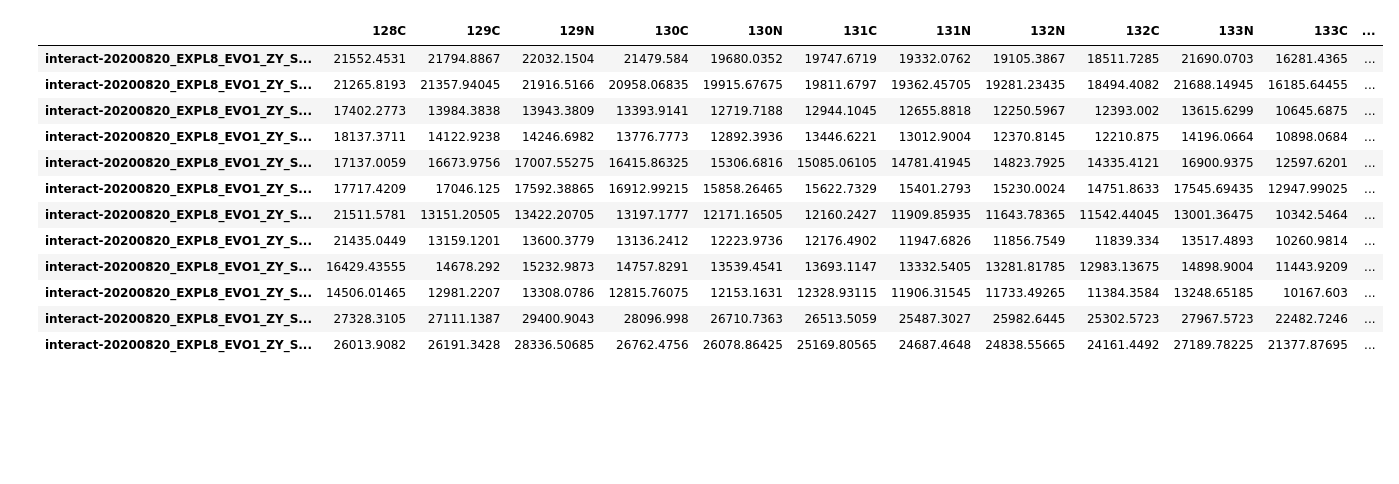
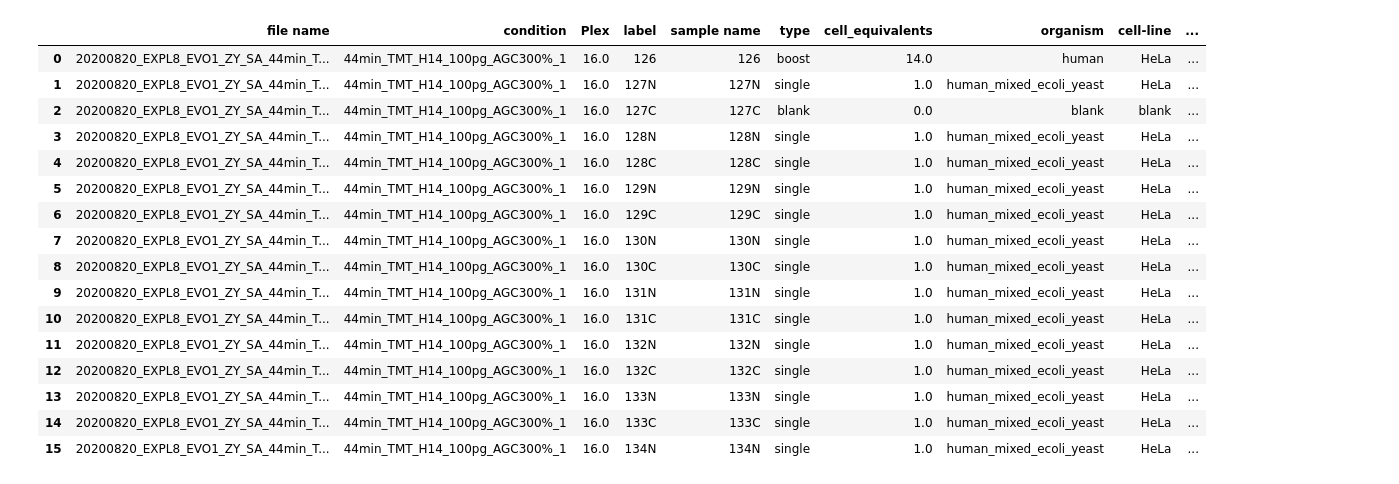
Before and after one commit to PayneLab/TMT_QC, a Jupyter notebook: Variance from Median.ipynb, the cells around one changed output. Saved outputs shown, nothing was run; the diff lists cells and outputs as text; code cells hidden in the pictures; blank space fills up the shorter version.

```diff
--- a/Variance from Median.ipynb
+++ b/Variance from Median.ipynb
@@ -10,35 +10,50 @@ import re
 dataset_id = "PXD027742" # Indicate Dataset Here
 
 filepath = dataset_id + "/psm.TSV"
-
-identifier = "434x Carrier"
+info_path = dataset_id + "/sdrf.xlsx"
 
 psm_df = pd.read_csv(filepath, delimiter = "\t")
+sdrf_df = pd.read_excel(info_path)
 
-psm_df = psm_df.loc[psm_df["PeptideProphet Probability"] > 0.95]
+psm_df = psm_df.loc[psm_df["PeptideProphet Probability"] > 0.99]
 
-psm_df["File_Name"] = psm_df["Spectrum File"].str.extract(r"^(?:.+\\)*(.+)\.pep\.xml$")
+psm_df["File_Name"] = psm_df["Spectrum File"].str.extract(r"^(?:.+\\)*interact-(.+)\.pep\.xml$")
+sdrf_df["File_Name"] = sdrf_df["file name"].str.extract(r"^(?:.+\\)*(.+)\.raw$")
 
 datasets = psm_df["File_Name"].unique()
 
-print(datasets)
-
-# psm_df = psm_df.drop(["126", "127N", "127C"], axis=1)
+all_channels = ["126","127N","127C","128N","128C","129N","129C","130N","130C","131N","131C","132N","132C","133N","133C","134N"]
 
 psm_df = psm_df.rename(columns={'sample-01': '126', 'sample-02': '127C', 'sample-03': '127N', 'sample-04': '128C', 'sample-05': '128N',
-                               'sample-06': '129C', 'sample-07': '129N', 'sample-08': '130C', 'sample-09': '130N', 'sample-10': '131C', 'sample-11': '131N',
-                               'sample-12': '132C', 'sample-13': '132N', 'sample-14': '133C', 'sample-15': '133N', 'sample-16': '134N'})
+                                'sample-06': '129C', 'sample-07': '129N', 'sample-08': '130C', 'sample-09': '130N', 'sample-10': '131C', 'sample-11': '131N',
+                                'sample-12': '132C', 'sample-13': '132N', 'sample-14': '133C', 'sample-15': '133N', 'sample-16': '134N'})
 
-psm_df = pd.melt(psm_df, id_vars=["File_Name"], value_vars=["126","127N","127C","128C","128N","129C","129N","130C",
-                                                                "130N","131C","131N","132C","132N","133C","133N","134N"])
+psm_df = pd.melt(psm_df, id_vars=["File_Name"], value_vars=["126","127N","127C","128N","128C","129N","129C","130N",
+                                                            "130C","131N","131C","132N","132C","133N","133C","134N"])
 
 data_dict = {}
+info_dict = {}
 for dataset in datasets:
     data_dict[dataset] = psm_df.loc[psm_df["File_Name"] == dataset]
+    info_dict[dataset] = sdrf_df.loc[sdrf_df["File_Name"] == dataset]
 
-channels = ["128C","129C","129N","130C","130N","131C","131N","132N","132C","133N","133C","134N"] #Excluding 126 and 127C because
-c_channels = ["128C","129C","130C","131C"]
-n_channels = ["129N","130N","131N","132N"]
+
+channels = []
+
+first_info_df = info_dict[datasets[0]]
+
+# for channel in all_channels:
+#     row = first_info_df.index[first_info_df["label"] == channel].tolist()[0]
+
+#     channel_type = first_info_df["type"].iloc[row]
+
+#     if (channel_type == "single"):
+#         channels.append[channel]
+
+
+
+channels = ["127N","128N","128C","129N","129C","130N","130C","131N","131C","132N","132C","133N","133C","134N"] #Excluding 126 and 127C because reasons
+
 medians_df = pd.DataFrame(index=datasets, columns=channels)
 
 
@@ -49,11 +64,12 @@ for dataset in datasets:
         medians_df.at[dataset, channel] = chan_df['value'].median()
 
 medians_df['Median'] = medians_df[channels].median(axis=1)
-medians_df['C_Median'] = medians_df[c_channels].median(axis=1)
-medians_df['N_Median'] = medians_df[n_channels].median(axis=1)
 
 # psm_df
-medians_df
+# sdrf_df
+first_info_df
+# medians_df
+
 
 # psm_df["value"] = psm_df["value"].apply(np.log10)
 # psm_df["value"] = np.log10(psm_df["value"].replace(0, np.nan))
@@ -73,13 +77,17 @@ medians_df
-|  | 128C | 129C | 129N | 130C | 130N | 131C | 131N | 132N | 132C | 133N | 133C | ... |
-| interact-20200820_EXPL8_EVO1_ZY_S... | 21552.4531 | 21794.8867 | 22032.1504 | 21479.584 | 19680.0352 | 19747.6719 | 19332.0762 | 19105.3867 | 18511.7285 | 21690.0703 | 16281.4365 | ... |
-| interact-20200820_EXPL8_EVO1_ZY_S... | 21265.8193 | 21357.94045 | 21916.5166 | 20958.06835 | 19915.67675 | 19811.6797 | 19362.45705 | 19281.23435 | 18494.4082 | 21688.14945 | 16185.64455 | ... |
-| interact-20200820_EXPL8_EVO1_ZY_S... | 17402.2773 | 13984.3838 | 13943.3809 | 13393.9141 | 12719.7188 | 12944.1045 | 12655.8818 | 12250.5967 | 12393.002 | 13615.6299 | 10645.6875 | ... |
-| interact-20200820_EXPL8_EVO1_ZY_S... | 18137.3711 | 14122.9238 | 14246.6982 | 13776.7773 | 12892.3936 | 13446.6221 | 13012.9004 | 12370.8145 | 12210.875 | 14196.0664 | 10898.0684 | ... |
-| interact-20200820_EXPL8_EVO1_ZY_S... | 17137.0059 | 16673.9756 | 17007.55275 | 16415.86325 | 15306.6816 | 15085.06105 | 14781.41945 | 14823.7925 | 14335.4121 | 16900.9375 | 12597.6201 | ... |
-| interact-20200820_EXPL8_EVO1_ZY_S... | 17717.4209 | 17046.125 | 17592.38865 | 16912.99215 | 15858.26465 | 15622.7329 | 15401.2793 | 15230.0024 | 14751.8633 | 17545.69435 | 12947.99025 | ... |
-| interact-20200820_EXPL8_EVO1_ZY_S... | 21511.5781 | 13151.20505 | 13422.20705 | 13197.1777 | 12171.16505 | 12160.2427 | 11909.85935 | 11643.78365 | 11542.44045 | 13001.36475 | 10342.5464 | ... |
-| interact-20200820_EXPL8_EVO1_ZY_S... | 21435.0449 | 13159.1201 | 13600.3779 | 13136.2412 | 12223.9736 | 12176.4902 | 11947.6826 | 11856.7549 | 11839.334 | 13517.4893 | 10260.9814 | ... |
-| interact-20200820_EXPL8_EVO1_ZY_S... | 16429.43555 | 14678.292 | 15232.9873 | 14757.8291 | 13539.4541 | 13693.1147 | 13332.5405 | 13281.81785 | 12983.13675 | 14898.9004 | 11443.9209 | ... |
-| interact-20200820_EXPL8_EVO1_ZY_S... | 14506.01465 | 12981.2207 | 13308.0786 | 12815.76075 | 12153.1631 | 12328.93115 | 11906.31545 | 11733.49265 | 11384.3584 | 13248.65185 | 10167.603 | ... |
-| interact-20200820_EXPL8_EVO1_ZY_S... | 27328.3105 | 27111.1387 | 29400.9043 | 28096.998 | 26710.7363 | 26513.5059 | 25487.3027 | 25982.6445 | 25302.5723 | 27967.5723 | 22482.7246 | ... |
-| interact-20200820_EXPL8_EVO1_ZY_S... | 26013.9082 | 26191.3428 | 28336.50685 | 26762.4756 | 26078.86425 | 25169.80565 | 24687.4648 | 24838.55665 | 24161.4492 | 27189.78225 | 21377.87695 | ... |
+|  | file name | condition | Plex | label | sample name | type | cell_equivalents | organism | cell-line | ... |
+| 0 | 20200820_EXPL8_EVO1_ZY_SA_44min_T... | 44min_TMT_H14_100pg_AGC300%_1 | 16.0 | 126 | 126 | boost | 14.0 | human | HeLa | ... |
+| 1 | 20200820_EXPL8_EVO1_ZY_SA_44min_T... | 44min_TMT_H14_100pg_AGC300%_1 | 16.0 | 127N | 127N | single | 1.0 | human_mixed_ecoli_yeast | HeLa | ... |
+| 2 | 20200820_EXPL8_EVO1_ZY_SA_44min_T... | 44min_TMT_H14_100pg_AGC300%_1 | 16.0 | 127C | 127C | blank | 0.0 | blank | blank | ... |
+| 3 | 20200820_EXPL8_EVO1_ZY_SA_44min_T... | 44min_TMT_H14_100pg_AGC300%_1 | 16.0 | 128N | 128N | single | 1.0 | human_mixed_ecoli_yeast | HeLa | ... |
+| 4 | 20200820_EXPL8_EVO1_ZY_SA_44min_T... | 44min_TMT_H14_100pg_AGC300%_1 | 16.0 | 128C | 128C | single | 1.0 | human_mixed_ecoli_yeast | HeLa | ... |
+| 5 | 20200820_EXPL8_EVO1_ZY_SA_44min_T... | 44min_TMT_H14_100pg_AGC300%_1 | 16.0 | 129N | 129N | single | 1.0 | human_mixed_ecoli_yeast | HeLa | ... |
+| 6 | 20200820_EXPL8_EVO1_ZY_SA_44min_T... | 44min_TMT_H14_100pg_AGC300%_1 | 16.0 | 129C | 129C | single | 1.0 | human_mixed_ecoli_yeast | HeLa | ... |
+| 7 | 20200820_EXPL8_EVO1_ZY_SA_44min_T... | 44min_TMT_H14_100pg_AGC300%_1 | 16.0 | 130N | 130N | single | 1.0 | human_mixed_ecoli_yeast | HeLa | ... |
+| 8 | 20200820_EXPL8_EVO1_ZY_SA_44min_T... | 44min_TMT_H14_100pg_AGC300%_1 | 16.0 | 130C | 130C | single | 1.0 | human_mixed_ecoli_yeast | HeLa | ... |
+| 9 | 20200820_EXPL8_EVO1_ZY_SA_44min_T... | 44min_TMT_H14_100pg_AGC300%_1 | 16.0 | 131N | 131N | single | 1.0 | human_mixed_ecoli_yeast | HeLa | ... |
+| 10 | 20200820_EXPL8_EVO1_ZY_SA_44min_T... | 44min_TMT_H14_100pg_AGC300%_1 | 16.0 | 131C | 131C | single | 1.0 | human_mixed_ecoli_yeast | HeLa | ... |
+| 11 | 20200820_EXPL8_EVO1_ZY_SA_44min_T... | 44min_TMT_H14_100pg_AGC300%_1 | 16.0 | 132N | 132N | single | 1.0 | human_mixed_ecoli_yeast | HeLa | ... |
+| 12 | 20200820_EXPL8_EVO1_ZY_SA_44min_T... | 44min_TMT_H14_100pg_AGC300%_1 | 16.0 | 132C | 132C | single | 1.0 | human_mixed_ecoli_yeast | HeLa | ... |
+| 13 | 20200820_EXPL8_EVO1_ZY_SA_44min_T... | 44min_TMT_H14_100pg_AGC300%_1 | 16.0 | 133N | 133N | single | 1.0 | human_mixed_ecoli_yeast | HeLa | ... |
+| 14 | 20200820_EXPL8_EVO1_ZY_SA_44min_T... | 44min_TMT_H14_100pg_AGC300%_1 | 16.0 | 133C | 133C | single | 1.0 | human_mixed_ecoli_yeast | HeLa | ... |
+| 15 | 20200820_EXPL8_EVO1_ZY_SA_44min_T... | 44min_TMT_H14_100pg_AGC300%_1 | 16.0 | 134N | 134N | single | 1.0 | human_mixed_ecoli_yeast | HeLa | ... |
```
Also changed, not shown: parts of 6 cells of this notebook, 9 other files.
